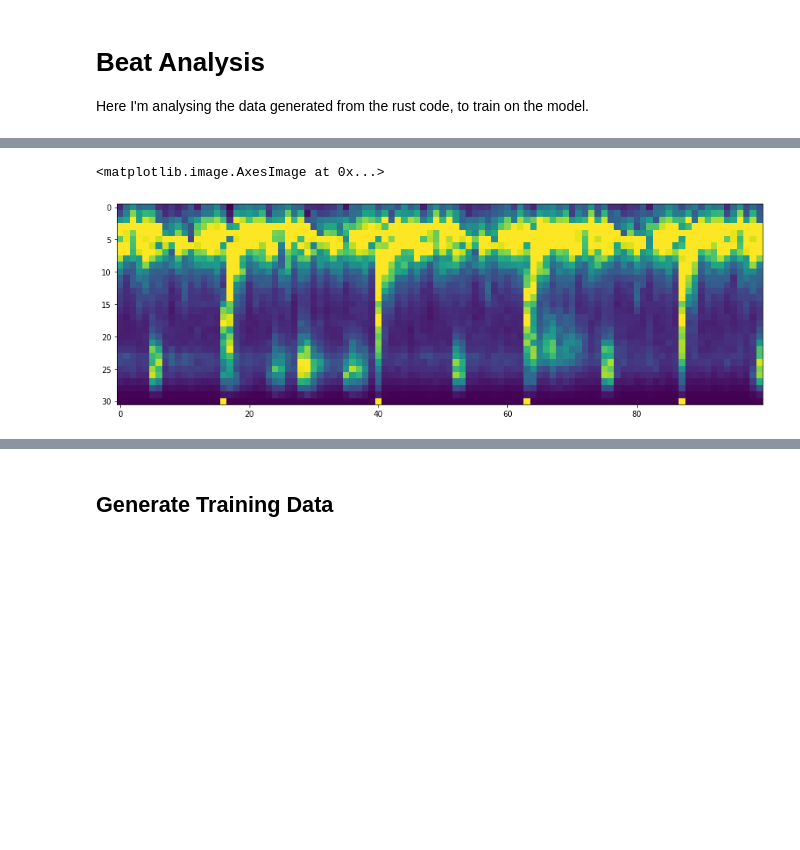
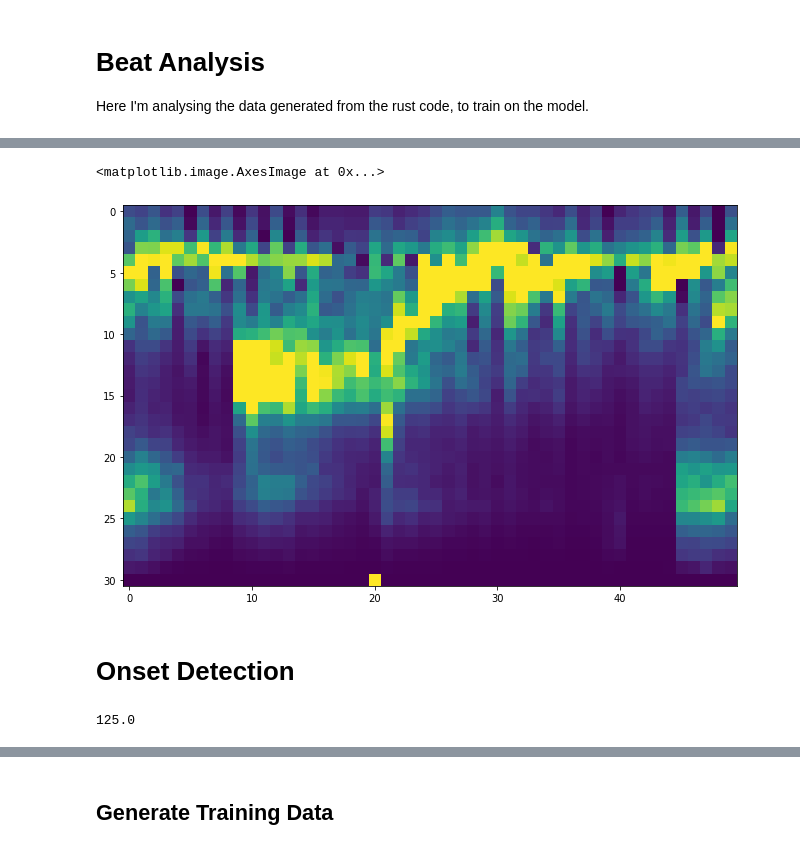
Before and after one commit to fhennig/nightfire, a Jupyter notebook: beat_trainer/beat_analysis.ipynb, the cells around one changed output, grey strips where cells are left out. Cells and saved outputs as stored; diff of their text form; code cells hidden in the pictures; blank space fills up the shorter version.

Commit message:
Added onset analysis

```diff
--- a/beat_trainer/beat_analysis.ipynb
+++ b/beat_trainer/beat_analysis.ipynb
@@ -18,0 +17,7 @@ def load_data(filename):
+# %%
+# initialize data source
+data_dir = nfd.DataDir('../nf_data/run2/')
+print(f"Data contains {len(data_dir.processed)} songs.")
+print(f"{len(data_dir.failed)} songs failed to process.")
+print(f"One second contains {data_dir.params['rate']} samples.")
+print(f"One sample has {data_dir.params['n_filters']} features.")
@@ -18,0 +29,5 @@ def load_data(filename):
+# %%
+#song = data_dir.get_file('7600824_Tripical_Moon_Original_Mix.pickle')
+#song = data_dir.get_file('8602606_Here_We_Go_Again_2016_Pro_Mix.pickle')
+song = data_dir.get_file('6012874_Unconditional_Beauty_Original_Mix.pickle')
+#song = data_dir.get_file('8116012_Zoombai_Warriors_Surfing_on_a_Small_Chapati_Sound_in_the_East_of_Parvati_Megamix.pickle')
@@ -19,14 +54,17 @@ def load_data(filename):
 # %%
-data = load_data(ps.path.join(DATA_DIR, "0.pickle"))
-target = np.array(data['target'])[:,None]
-hist = np.array(data['hist'])
+target = np.array(song.beat_grid)[:,None]
+hist = np.array(song.hist)
 joined_data = np.hstack((hist, target))
 joined_data = np.clip(joined_data, 0, 1)
 # %%
 fig = plt.figure(figsize=(15,7))
 ax = fig.add_subplot(111)
-x = 1000
-ax.imshow(joined_data[x:x+100].T)
+m, s = 1, 20
+x = (m * 60 + s) * 100
+d = 50
+ax.imshow(joined_data[x:x+d].T)
 # %% [output]
 <matplotlib.image.AxesImage at 0x...>
-[figure, old version]
+[figure, new version]
+# %% [markdown]
+# Onset Detection
@@ -32,0 +105,4 @@ ax.imshow(joined_data[x:x+100].T)
+# %%
+song.info['bpm']
+# %% [output]
+125.0
```
Also changed, not shown: parts of 13 cells of this notebook.
